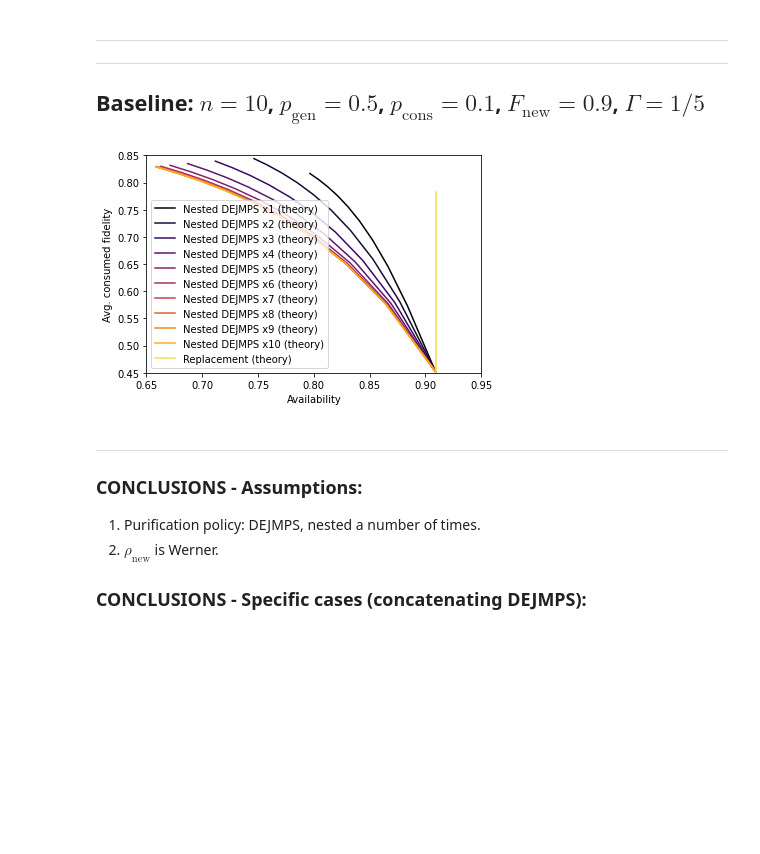
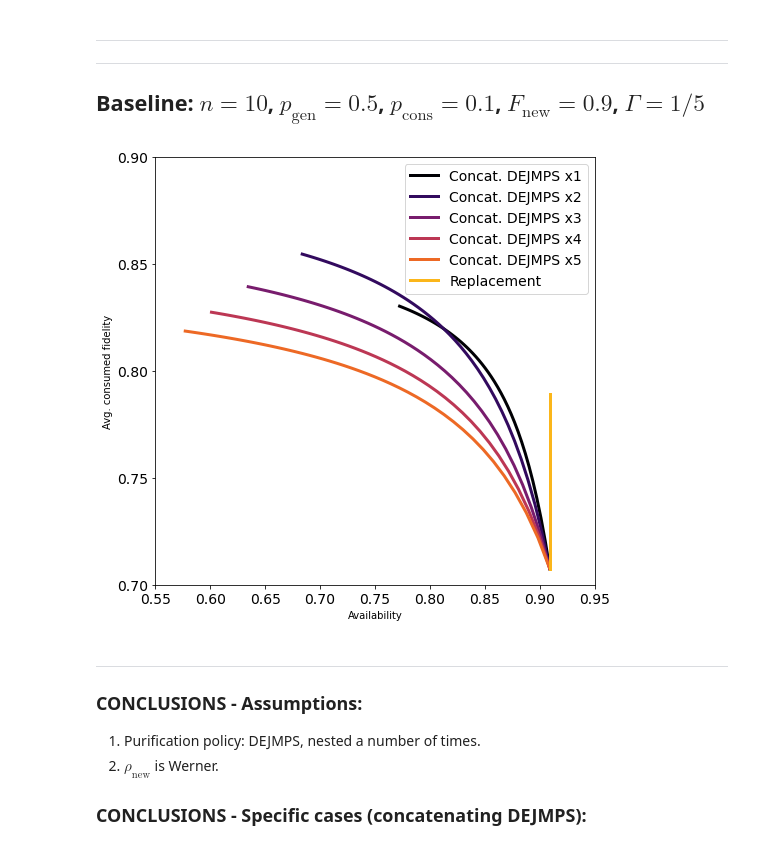
Before and after one commit to AlvaroGI/buffering-1GnB, a Jupyter notebook: RESULTS-concat-DEJMPS.ipynb, the cells around one changed output. Cells and saved outputs as stored; diff of their text form; code cells hidden in the pictures; blank space fills up the shorter version.

Commit message:
minor changes to plots for poster

```diff
--- a/RESULTS-concat-DEJMPS.ipynb
+++ b/RESULTS-concat-DEJMPS.ipynb
@@ -85,30 +85,32 @@ interactive(children=(IntSlider(value=1, description='n', layout=Layout(width='6
 # %%
 n = 10
 
 # GEN
-p_gen = 0.5
-F_new = 0.9
+p_gen = 0.9
+F_new = 0.8
 rho_new = np.diag([F_new, (1-F_new)/3, (1-F_new)/3, (1-F_new)/3])
 
 # PURIF
-q_purif = np.linspace(0,1,10)
-policy_names = ['Nested DEJMPS x'+str(i) for i in range(1,n+1)]+['Replacement']
+q_purif = np.linspace(0,1,50)
+policy_names = ['Concat. DEJMPS x'+str(i) for i in [1,2,3,4,5]]+['Replacement']
+    # ['Concat. DEJMPS x'+str(i) for i in range(1,n+1)]+['Replacement']
 pur_after_swap = False
 
 # NOISE
-Gamma = 1/5
+Gamma = 1/50
 
 # CONS
 p_cons = 0.1
 
 # VARYING PARAMETER
 varying_param = 'q_purif'
 
 ## RUN ##
 imp.reload(main)
-main.AFplot_theory(varying_param, n, p_gen, rho_new, q_purif, policy_names, pur_after_swap, Gamma, p_cons)
+main.AFplot_theory(varying_param, n, p_gen, rho_new, q_purif, policy_names, pur_after_swap, Gamma, p_cons,
+                   savefig=True)
 # %% [output]
-[figure, old version]
+[figure, new version]
 # %% [markdown]
 ---
 ### CONCLUSIONS - Assumptions:
```
Also changed, not shown: parts of 1 cell of this notebook, 1 other file.
